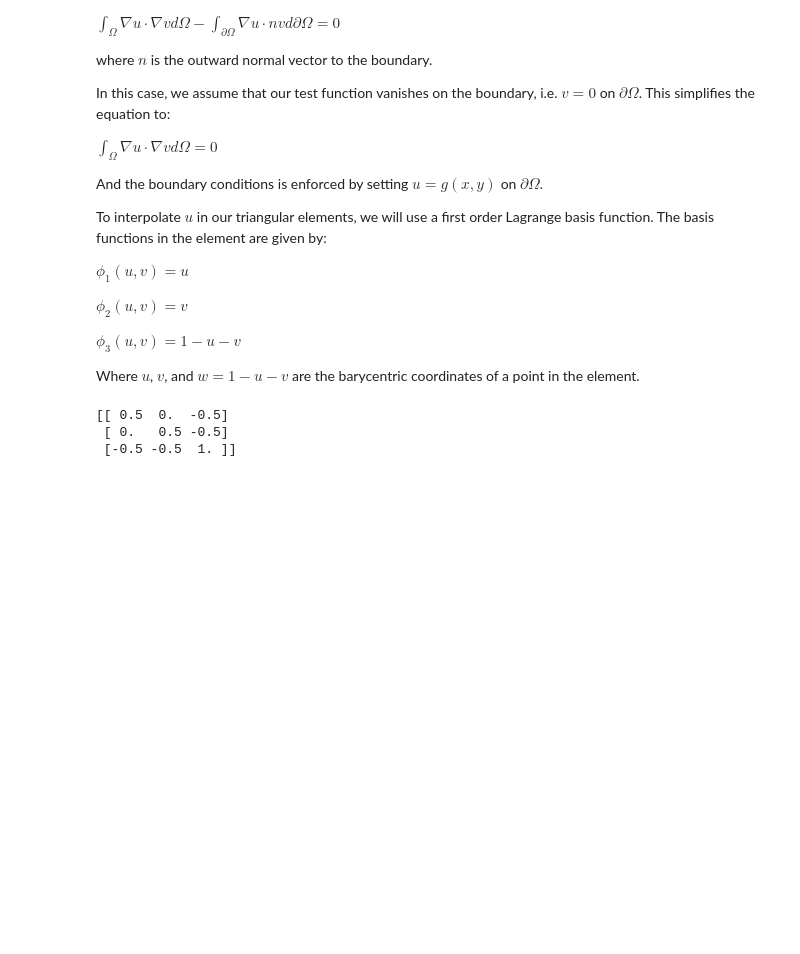
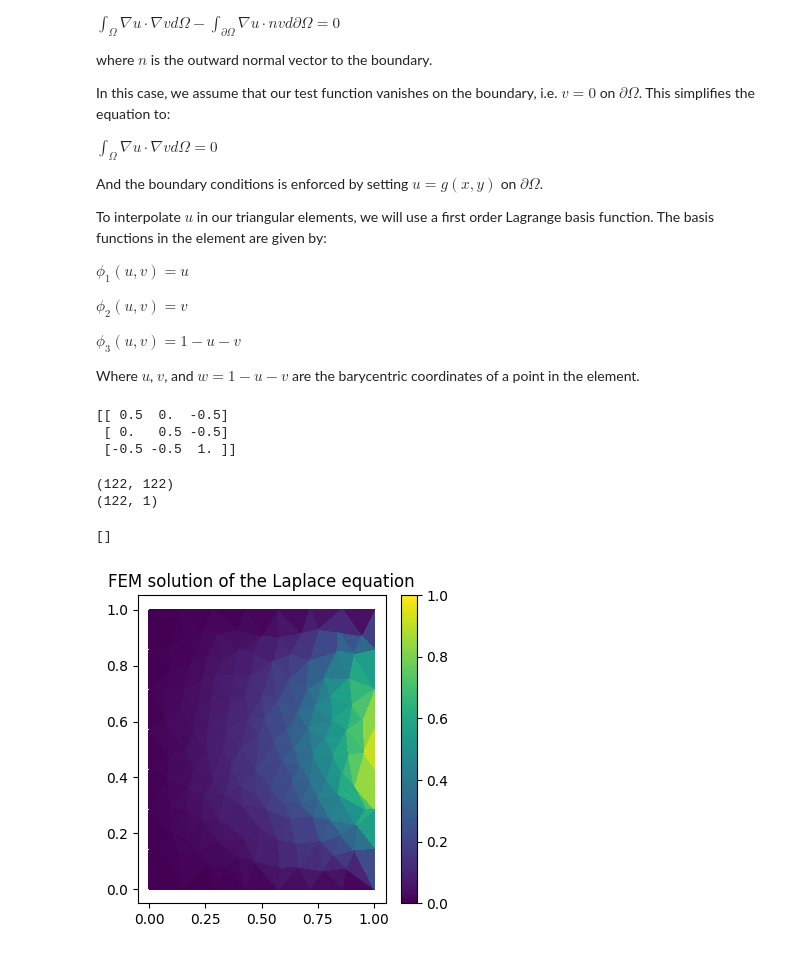
Before and after one commit to SteveRunser/fem, a Jupyter notebook: 1_2d_laplace_eq_dirichlet_bc_linear_basis.ipynb, the cells around one changed output. Drawn from its saved outputs; the diff is of its cells as text; code cells hidden in the pictures; blank space fills up the shorter version.

```diff
--- a/1_2d_laplace_eq_dirichlet_bc_linear_basis.ipynb
+++ b/1_2d_laplace_eq_dirichlet_bc_linear_basis.ipynb
@@ -145,7 +141,7 @@ global_stiffness_matrix = csc_matrix((data.flatten(), (I.flatten(), J.flatten())
 # Now we need to enforce the Dirichlet boundary conditions
 
 # To do so, we delete all the columns that correspond to the boundary vertices
-interior_mask = np.ones(global_stiffness_matrix.shape[1], dtype=bool)
+interior_mask = np.ones(n_vertices, dtype=bool)
 interior_mask[mesh.boundary_vertices_idx] = False
 
 # Select the columns that correspond to the interior vertices
@@ -156,13 +152,35 @@ boundary_point_columns = -global_stiffness_matrix[:, ~interior_mask]
 
 # Compute the right-hand side of the linear system
 rhs = boundary_point_columns @ mesh.boundary_values
+
+#Now delete the rows corresponding to the boundary vertices from the stiffness matrix and the right-hand side
+global_stiffness_matrix_with_BC = global_stiffness_matrix_with_BC[interior_mask, :]
+rhs = rhs[interior_mask]
+
+
+
+print(global_stiffness_matrix_with_BC.shape)
+print(rhs.shape)
+# %% [output]
+(122, 122)
+(122, 1)
 # %%
 # Now we just have to solve the system of equations, to get the coefficients of the basis functions at the interior points
-sol_interior = lsqr(global_stiffness_matrix_with_BC, rhs, atol = 1e-30)[0]
+sol_interior = spsolve(global_stiffness_matrix_with_BC, rhs)
 
 # We regroup the solution of the interior points with the boundary points
 sol = np.zeros(n_vertices)
 
 sol[interior_mask] = sol_interior
 sol[~interior_mask] = mesh.boundary_values.flatten()
+
+#Set the plot size
+plt.figure(figsize=(4, 4))
+plt.tripcolor(mesh.vertices[:, 0], mesh.vertices[:, 1], mesh.faces, sol, shading='flat', vmin=0, vmax=1)
+plt.colorbar()
+plt.title('FEM solution of the Laplace equation')
+plt.plot()
+# %% [output]
+[]
+[figure, added]
 # %%
```
Also changed, not shown: parts of 6 cells of this notebook, 4 other files.
